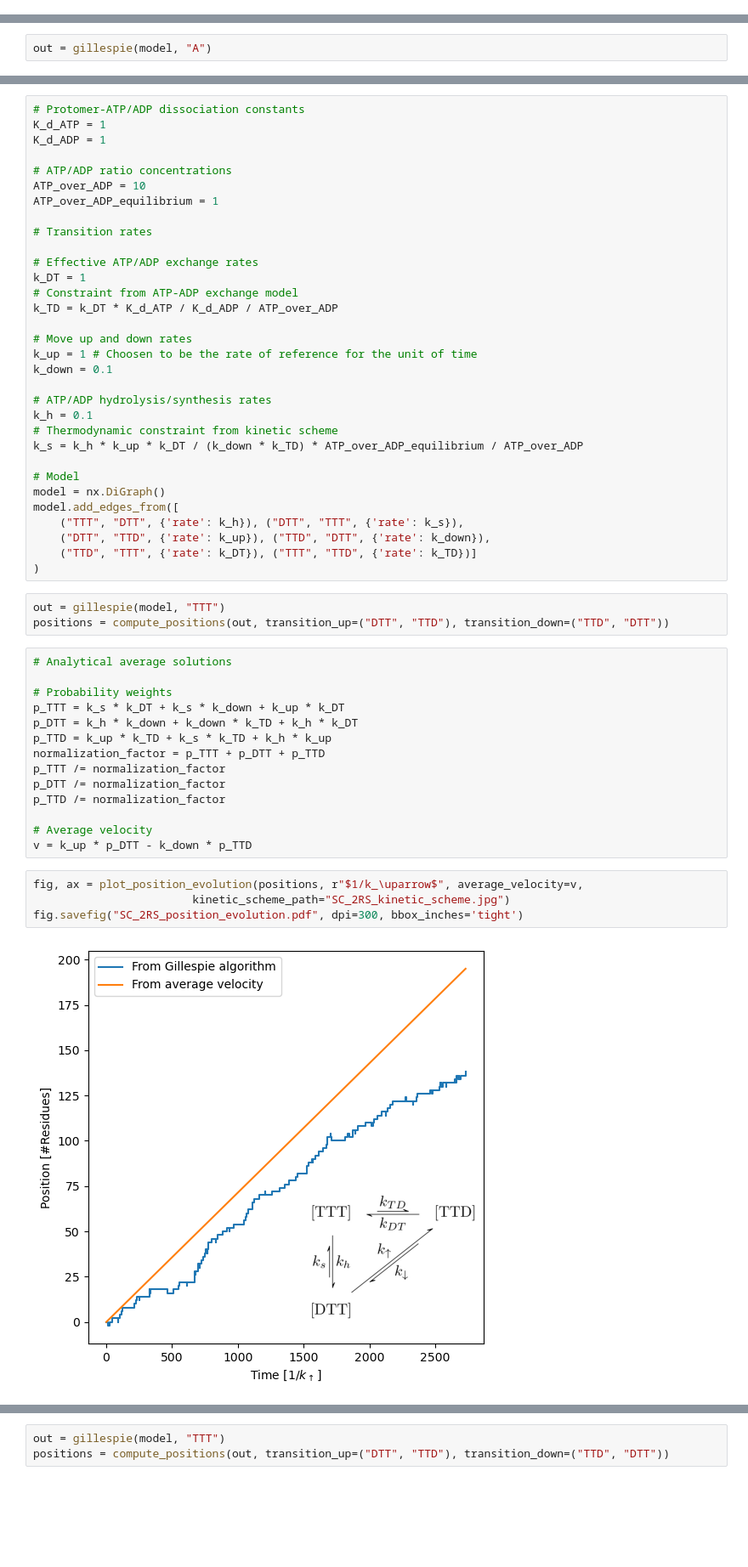
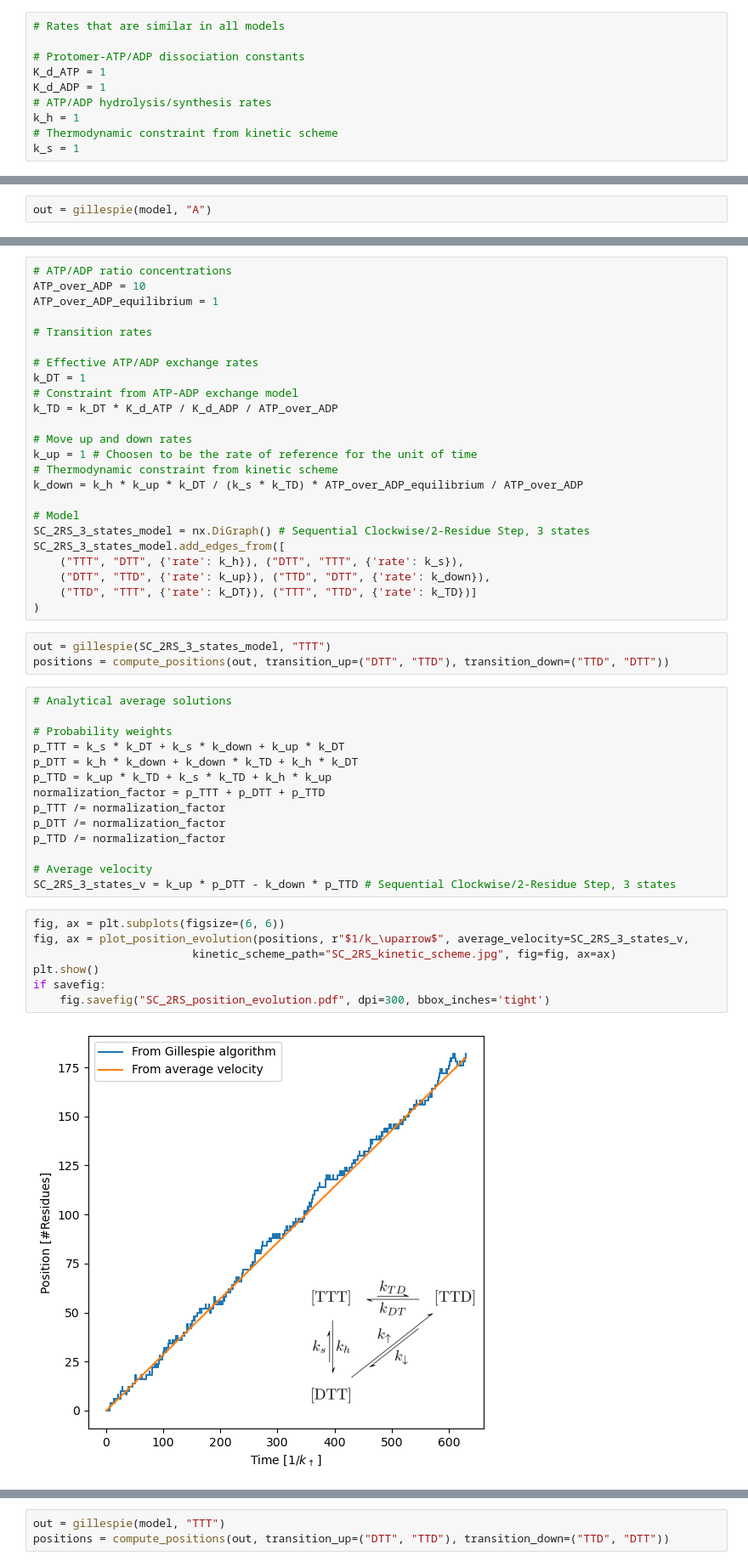
Before and after one commit to antmaier/Projet-de-Master, a Jupyter notebook: UnderstandingGillespieAlgorithm.ipynb, the cells around one changed output, grey strips where cells are left out. Shown at 85% size. Saved outputs shown, nothing was run; the diff lists cells and outputs as text; blank space fills up the shorter version.

```diff
--- a/UnderstandingGillespieAlgorithm.ipynb
+++ b/UnderstandingGillespieAlgorithm.ipynb
@@ -155,3 +302,13 @@ def plot_position_evolution(positions, time_unit, position_unit="#Residues",
+# %%
+# Rates that are similar in all models
+
+# Protomer-ATP/ADP dissociation constants
+K_d_ATP = 1
+K_d_ADP = 1
+# ATP/ADP hydrolysis/synthesis rates
+k_h = 1
+# Thermodynamic constraint from kinetic scheme
+k_s = 1
 # %% [markdown]
 ## Simple unimolecular reversible reaction
 
@@ -216,10 +373,6 @@ print(k_AB / (k_AB + k_BA))
 
 ![](SC_2RS_kinetic_scheme.jpg)
 # %%
-# Protomer-ATP/ADP dissociation constants
-K_d_ATP = 1
-K_d_ADP = 1
-
 # ATP/ADP ratio concentrations
 ATP_over_ADP = 10
 ATP_over_ADP_equilibrium = 1
@@ -233,22 +386,18 @@ k_TD = k_DT * K_d_ATP / K_d_ADP / ATP_over_ADP
 
 # Move up and down rates
 k_up = 1 # Choosen to be the rate of reference for the unit of time
-k_down = 0.1
-
-# ATP/ADP hydrolysis/synthesis rates
-k_h = 0.1
 # Thermodynamic constraint from kinetic scheme
-k_s = k_h * k_up * k_DT / (k_down * k_TD) * ATP_over_ADP_equilibrium / ATP_over_ADP
+k_down = k_h * k_up * k_DT / (k_s * k_TD) * ATP_over_ADP_equilibrium / ATP_over_ADP
 
 # Model
-model = nx.DiGraph()
-model.add_edges_from([
+SC_2RS_3_states_model = nx.DiGraph() # Sequential Clockwise/2-Residue Step, 3 states
+SC_2RS_3_states_model.add_edges_from([
     ("TTT", "DTT", {'rate': k_h}), ("DTT", "TTT", {'rate': k_s}),
     ("DTT", "TTD", {'rate': k_up}), ("TTD", "DTT", {'rate': k_down}),
     ("TTD", "TTT", {'rate': k_DT}), ("TTT", "TTD", {'rate': k_TD})]
 )
 # %%
-out = gillespie(model, "TTT")
+out = gillespie(SC_2RS_3_states_model, "TTT")
 positions = compute_positions(out, transition_up=("DTT", "TTD"), transition_down=("TTD", "DTT"))
 # %%
 # Analytical average solutions
@@ -263,10 +412,13 @@ p_DTT /= normalization_factor
 p_TTD /= normalization_factor
 
 # Average velocity
-v = k_up * p_DTT - k_down * p_TTD
+SC_2RS_3_states_v = k_up * p_DTT - k_down * p_TTD # Sequential Clockwise/2-Residue Step, 3 states
 # %%
-fig, ax = plot_position_evolution(positions, r"$1/k_\uparrow$", average_velocity=v,
-                        kinetic_scheme_path="SC_2RS_kinetic_scheme.jpg")
-fig.savefig("SC_2RS_position_evolution.pdf", dpi=300, bbox_inches='tight')
+fig, ax = plt.subplots(figsize=(6, 6))
+fig, ax = plot_position_evolution(positions, r"$1/k_\uparrow$", average_velocity=SC_2RS_3_states_v,
+                        kinetic_scheme_path="SC_2RS_kinetic_scheme.jpg", fig=fig, ax=ax)
+plt.show()
+if savefig:
+    fig.savefig("SC_2RS_position_evolution.pdf", dpi=300, bbox_inches='tight')
 # %% [output]
-[figure, old version]
+[figure, new version]
```
Also changed, not shown: parts of 7 cells of this notebook, 1 other file.
